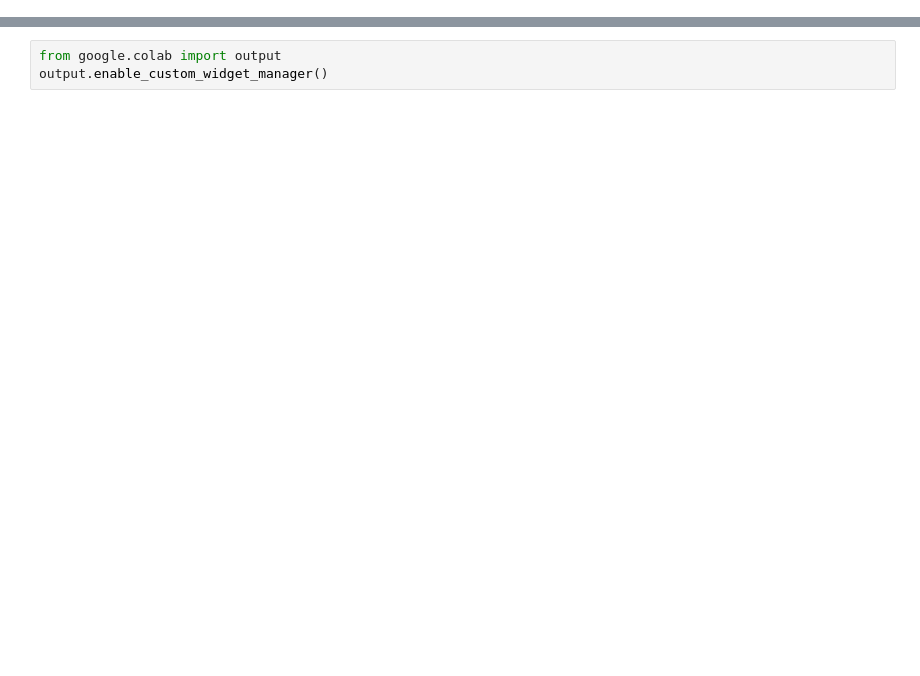
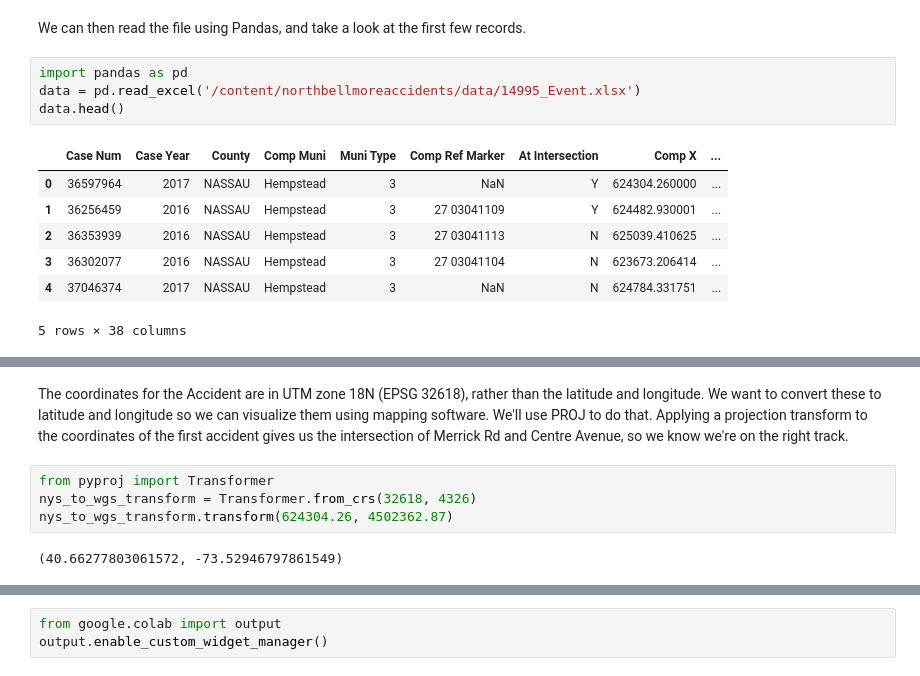
Before and after one commit to oneextrafact/northbellmoreaccidents, a Jupyter notebook: processing.ipynb, the cells around one changed output, grey strips where cells are left out. Cells and saved outputs as stored; diff of their text form; blank space fills up the shorter version.

```diff
--- a/processing.ipynb
+++ b/processing.ipynb
@@ -2,0 +12,14 @@
+# %% [markdown]
+We can then read the file using Pandas, and take a look at the first few records.
+# %%
+import pandas as pd
+data = pd.read_excel('/content/northbellmoreaccidents/data/14995_Event.xlsx')
+data.head()
+# %% [output]
+|  | Case Num | Case Year | County | Comp Muni | Muni Type | Comp Ref Marker | At Intersection | Comp X | ... |
+| 0 | 36597964 | 2017 | NASSAU | Hempstead | 3 | NaN | Y | 624304.260000 | ... |
+| 1 | 36256459 | 2016 | NASSAU | Hempstead | 3 | 27 03041109 | Y | 624482.930001 | ... |
+| 2 | 36353939 | 2016 | NASSAU | Hempstead | 3 | 27 03041113 | N | 625039.410625 | ... |
+| 3 | 36302077 | 2016 | NASSAU | Hempstead | 3 | 27 03041104 | N | 623673.206414 | ... |
+| 4 | 37046374 | 2017 | NASSAU | Hempstead | 3 | NaN | N | 624784.331751 | ... |
+5 rows × 38 columns
@@ -2,0 +27,8 @@
+# %% [markdown]
+The coordinates for the Accident are in UTM zone 18N (EPSG 32618), rather than the latitude and longitude. We want to convert these to latitude and longitude so we can visualize them using mapping software. We'll use PROJ to do that. Applying a projection transform to the coordinates of the first accident gives us the intersection of Merrick Rd and Centre Avenue, so we know we're on the right track.
+# %%
+from pyproj import Transformer
+nys_to_wgs_transform = Transformer.from_crs(32618, 4326)
+nys_to_wgs_transform.transform(624304.26, 4502362.87)
+# %% [output]
+(40.66277803061572, -73.52946797861549)
```
Also changed, not shown: parts of 10 cells of this notebook.
